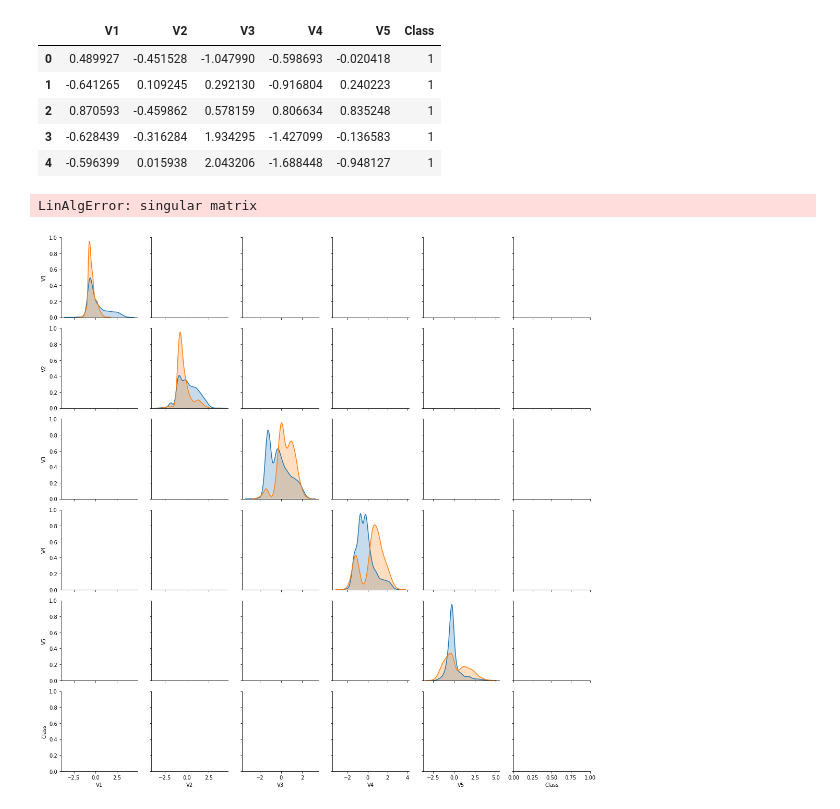
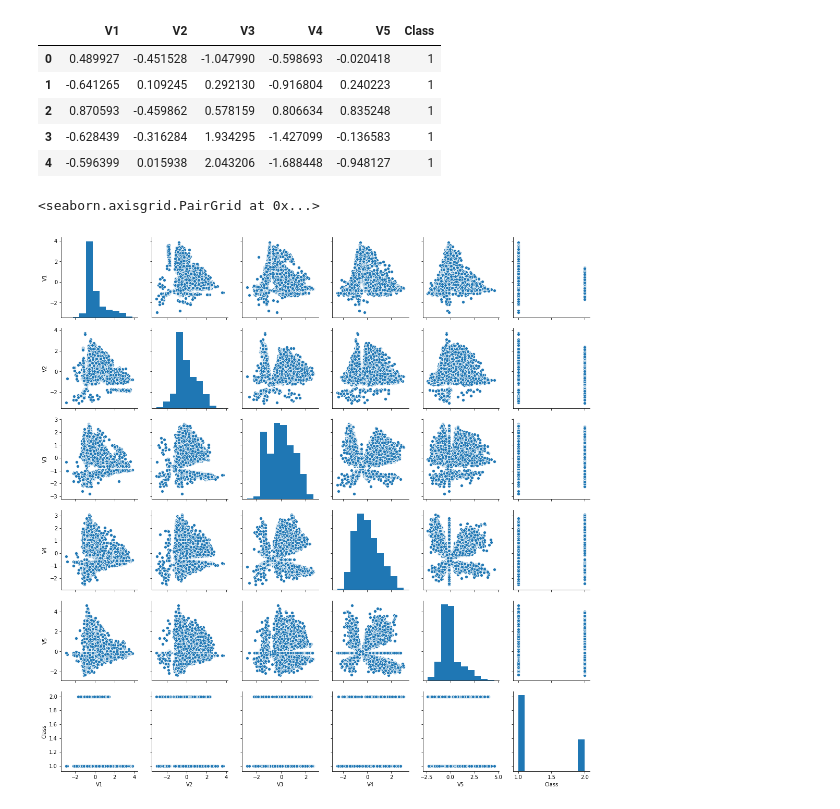
Before and after one commit to bharatbgarg4/data-science-notebooks, a Jupyter notebook: 06-Machine Learning/04-SVM.ipynb, the cells around one changed output. Saved outputs shown, nothing was run; the diff lists cells and outputs as text; code cells hidden in the pictures.

```diff
--- a/06-Machine Learning/04-SVM.ipynb
+++ b/06-Machine Learning/04-SVM.ipynb
@@ -139,10 +139,10 @@ data.head()
 | 3 | -0.628439 | -0.316284 | 1.934295 | -1.427099 | -0.136583 | 1 |
 | 4 | -0.596399 | 0.015938 | 2.043206 | -1.688448 | -0.948127 | 1 |
 # %%
-sns.pairplot(data,hue='Class')
+sns.pairplot(data)
 # %% [output]
-LinAlgError: singular matrix
+<seaborn.axisgrid.PairGrid at 0x...>
-[figure, old version]
+[figure, new version]
 # %%
 X=data.iloc [:,:5].values
 y=data.iloc [:,-1].values
```
Also changed, not shown: parts of 6 cells of this notebook, 12 other files.
